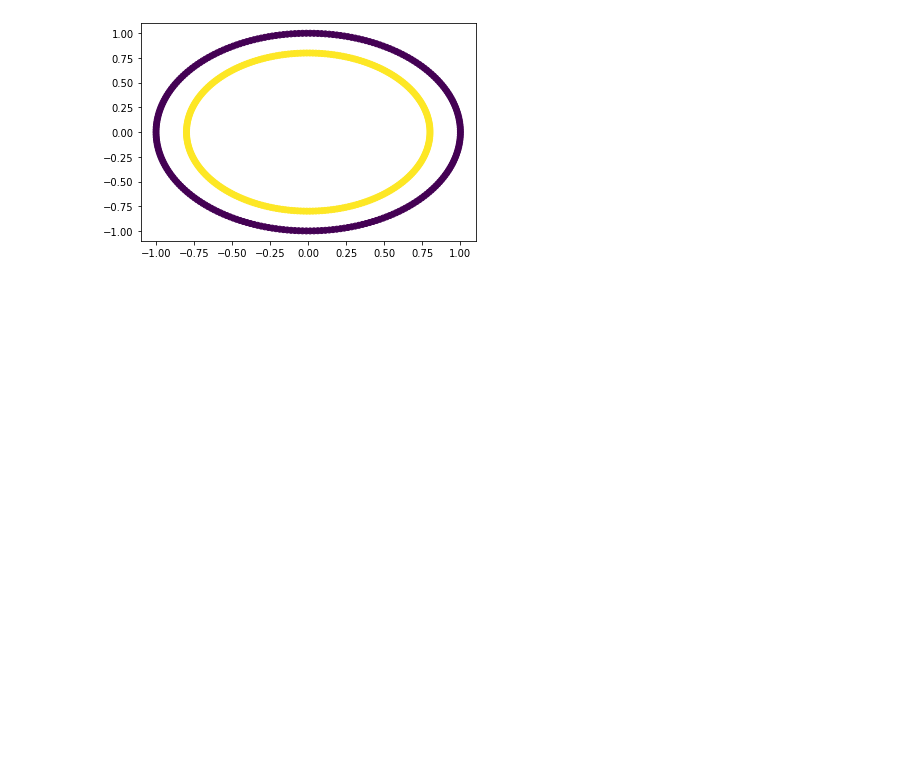
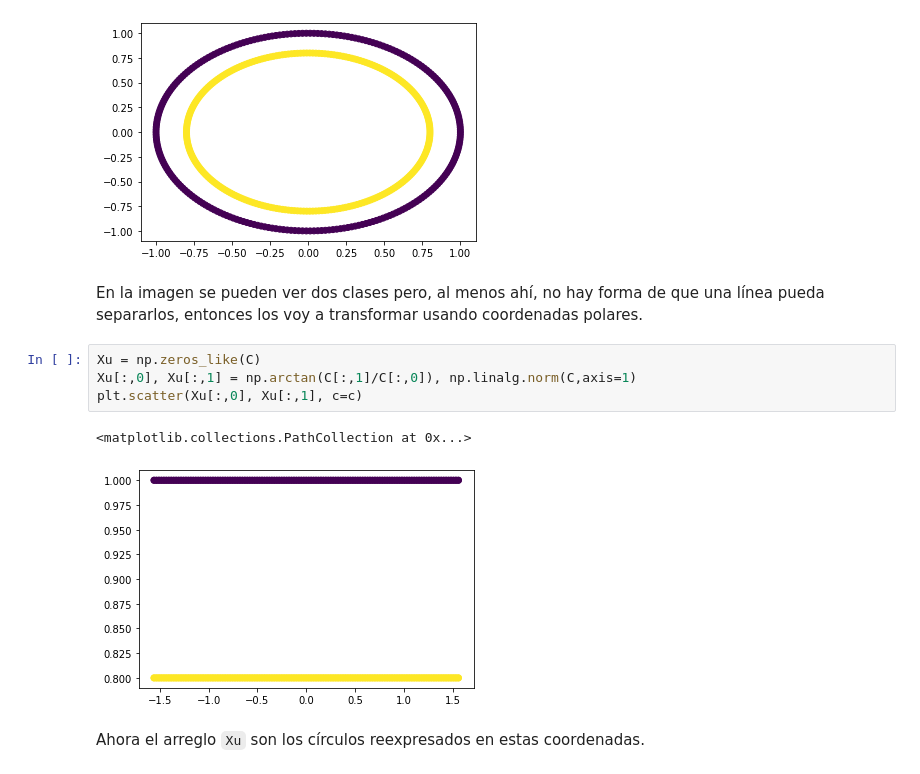
Before and after one commit to sergiohzlz/semestre_2021_neuronales, a Jupyter notebook: Tarea2 - Descenso del gradiente.ipynb, the cells around one changed output. Drawn from its saved outputs; the diff is of its cells as text; blank space fills up the shorter version.

```diff
--- a/Tarea2 - Descenso del gradiente.ipynb
+++ b/Tarea2 - Descenso del gradiente.ipynb
@@ -16,3 +18,14 @@ plt.scatter(C[:,0],C[:,1],c=c)
 # %% [output]
 <matplotlib.collections.PathCollection at 0x...>
 [figure]
+# %% [markdown]
+En la imagen se pueden ver dos clases pero, al menos ahí, no hay forma de que una línea  pueda separarlos, entonces los voy a transformar usando coordenadas polares.
+# %%
+Xu = np.zeros_like(C)
+Xu[:,0], Xu[:,1] = np.arctan(C[:,1]/C[:,0]), np.linalg.norm(C,axis=1)
+plt.scatter(Xu[:,0], Xu[:,1], c=c)
+# %% [output]
+<matplotlib.collections.PathCollection at 0x...>
+[figure, added]
+# %% [markdown]
+Ahora el arreglo `Xu` son los círculos reexpresados en estas coordenadas.
```
Also changed, not shown: parts of 14 cells of this notebook.
